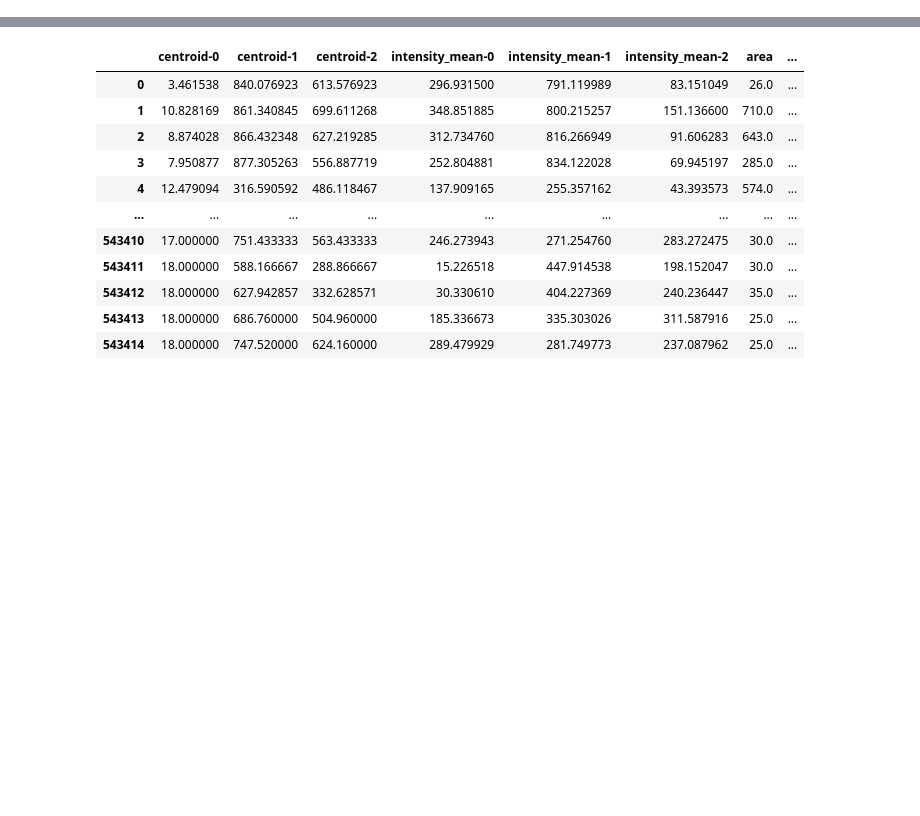
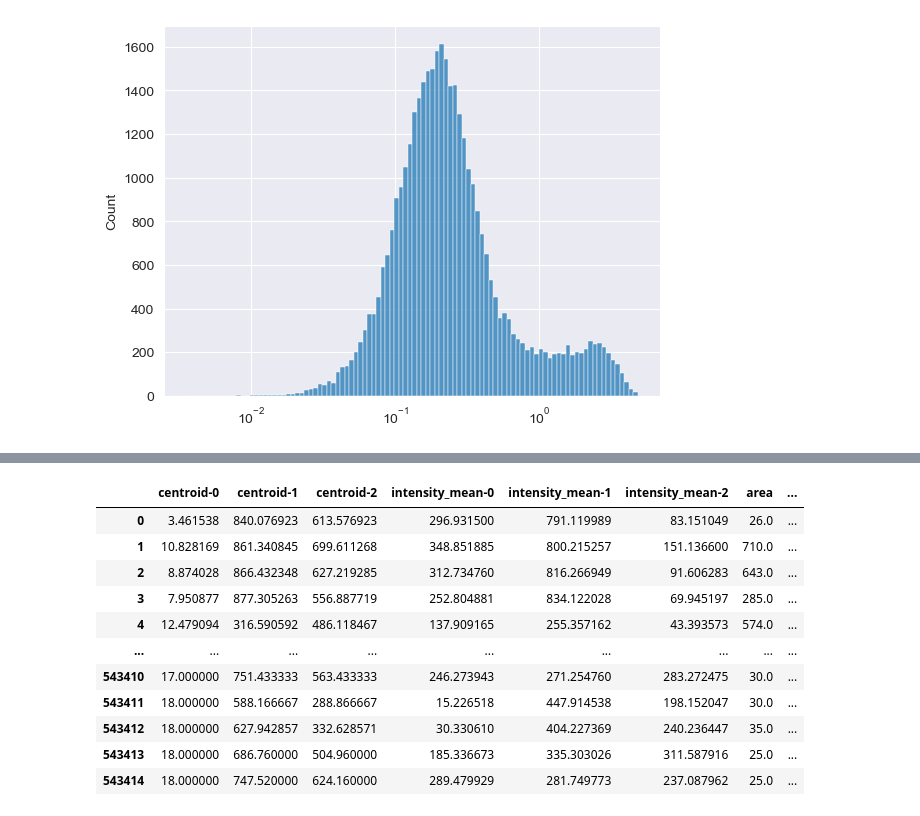
Before and after one commit to Harrison-Oatman/NucleiTracking, a Jupyter notebook: notebooks/reconstruct_2.ipynb, the cells around one changed output, grey strips where cells are left out. Saved outputs shown, nothing was run; the diff lists cells and outputs as text; code cells hidden in the pictures; blank space fills up the shorter version.

```diff
--- a/notebooks/reconstruct_2.ipynb
+++ b/notebooks/reconstruct_2.ipynb
@@ -36,36 +86,36 @@ napari.run()
 # %%
 
-def remove_dup_centroids(mesh_centroids, max_distance=10):
+# def remove_dup_centroids(mesh_centroids, max_distance=10):
+#
+#     for timepoint, group in tqdm(mesh_centroids.groupby("timepoint")):
+#         x = group[["centroid-1", "centroid-2"]].values
+#         dist = cdist(x, x)
+#
+#         np.fill_diagonal(dist, np.inf)
+#         close_pairs = np.argwhere(dist < max_distance)
+#
+#         if close_pairs.size == 0:
+#             continue
+#
+#         to_drop = []
+#
+#         for i, j in close_pairs:
+#             if j <= i:
+#                 continue
+#
+#             new_centroid = (group.iloc[i][["centroid-1", "centroid-2"]].values + group.iloc[j][["centroid-1", "centroid-2"]].values) / 2
+#             new_area = group.iloc[i]["area"] + group.iloc[j]["area"]
+#
+#             mesh_centroids.loc[group.index[i], ["centroid-1", "centroid-2"]] = new_centroid
+#             mesh_centroids.loc[group.index[i], "area"] = new_area
+#
+#             to_drop.append(group.index[j])
+#
+#         mesh_centroids = mesh_centroids.drop(to_drop)
+#
+#     return mesh_centroids
 
-    for timepoint, group in tqdm(mesh_centroids.groupby("timepoint")):
-        x = group[["centroid-1", "centroid-2"]].values
-        dist = cdist(x, x)
-
-        np.fill_diagonal(dist, np.inf)
-        close_pairs = np.argwhere(dist < max_distance)
-
-        if close_pairs.size == 0:
-            continue
-
-        to_drop = []
-
-        for i, j in close_pairs:
-            if j <= i:
-                continue
-
-            new_centroid = (group.iloc[i][["centroid-1", "centroid-2"]].values + group.iloc[j][["centroid-1", "centroid-2"]].values) / 2
-            new_area = group.iloc[i]["area"] + group.iloc[j]["area"]
-
-            mesh_centroids.loc[group.index[i], ["centroid-1", "centroid-2"]] = new_centroid
-            mesh_centroids.loc[group.index[i], "area"] = new_area
-
-            to_drop.append(group.index[j])
-
-        mesh_centroids = mesh_centroids.drop(to_drop)
-
-    return mesh_centroids
-
-def merge_centroids(current_centroids, centroids_to_add, max_distance=10):
+def merge_centroids(current_centroids, centroids_to_add, max_distance=25):
     """
     Merges centroids from `centroids_to_add` into `current_centroids` if they are within `max_distance`.
     """
@@ -74,10 +124,12 @@ def merge_centroids(current_centroids, centroids_to_add, max_distance=10):
     merged_centroids = current_centroids.copy()
     add_to_drop = set()
     merged_to_drop = set()
+    close_distances = []
 
-    for (timepoint, current), (timepoint_ta, to_add) in tqdm(zip(
-        current_centroids.groupby("timepoint"),
-        centroids_to_add.groupby("timepoint"))):
+    for timepoint in set(current_centroids["timepoint"]).intersection(set(centroids_to_add["timepoint"])):
+
+        current = current_centroids[current_centroids["timepoint"] == timepoint]
+        to_add = centroids_to_add[centroids_to_add["timepoint"] == timepoint]
 
         x_current = current[axes].values
         x_add = to_add[axes].values
@@ -87,7 +139,7 @@ def merge_centroids(current_centroids, centroids_to_add, max_distance=10):
         close_pairs = np.argwhere(distances < max_distance)
 
         for i, j in close_pairs:
-
+            close_distances.append(distances[i, j])
             # keep the centroids farthest from the edge
             if to_add.iloc[j]["uv_distance_from_edge"] < current.iloc[i]["uv_distance_from_edge"]:
                 add_to_drop.add(to_add.index[j])
@@ -96,6 +148,9 @@ def merge_centroids(current_centroids, centroids_to_add, max_distance=10):
 
 
     out = pd.concat([merged_centroids.drop(merged_to_drop), centroids_to_add.drop(add_to_drop)], ignore_index=True)
+
+    sns.histplot(close_distances, bins=100, log_scale=True)
+    plt.show()
     # print(f"Merged {len(to_drop)} centroids, {len(out)} remaining.")
 
     return out
@@ -113,14 +168,16 @@ def merge_centroids(current_centroids, centroids_to_add, max_distance=10):
 
 new_centroids = None
 
-for mesh_name in centroids["mesh_name"].unique():
+for mesh_name in ["bottom", "top", "poles"]:
+    print(mesh_name)
+
     to_add = centroids[centroids["mesh_name"] == mesh_name]
 
     if new_centroids is None:
         new_centroids = to_add
         continue
 
-    new_centroids = merge_centroids(new_centroids, to_add, max_distance=8)
+    new_centroids = merge_centroids(new_centroids, to_add, max_distance=5)
 
 X = new_centroids[["timepoint", "px_z", "px_y", "px_x"]].values
 X[:, 0] = X[:, 0] - X[:, 0].min()
@@ -129,11 +186,13 @@ X = np.nan_to_num(X)
 X = X.astype(np.int32)
 
 pal = create_palette(3)
+print(pal)
 mapper = {"top": pal[0], "bottom": pal[1], "poles": pal[2]}
 color = [mapper[ct] for ct in new_centroids["mesh_name"]]
 
 viewer = napari.Viewer()
 viewer.theme = "light"
-viewer.add_points(X, size=np.power(new_centroids["area"], 1/2) / .66, face_color=color, name="new_centroids")
+viewer.add_points(X, size=2* np.power(new_centroids["px_area"] / np.pi, 1/2), face_color=color, name="new_centroids")
 
 napari.run()
+# %% [output]
@@ -139,0 +201 @@ napari.run()
+[figure, added]
```
Also changed, not shown: parts of 7 cells of this notebook.
